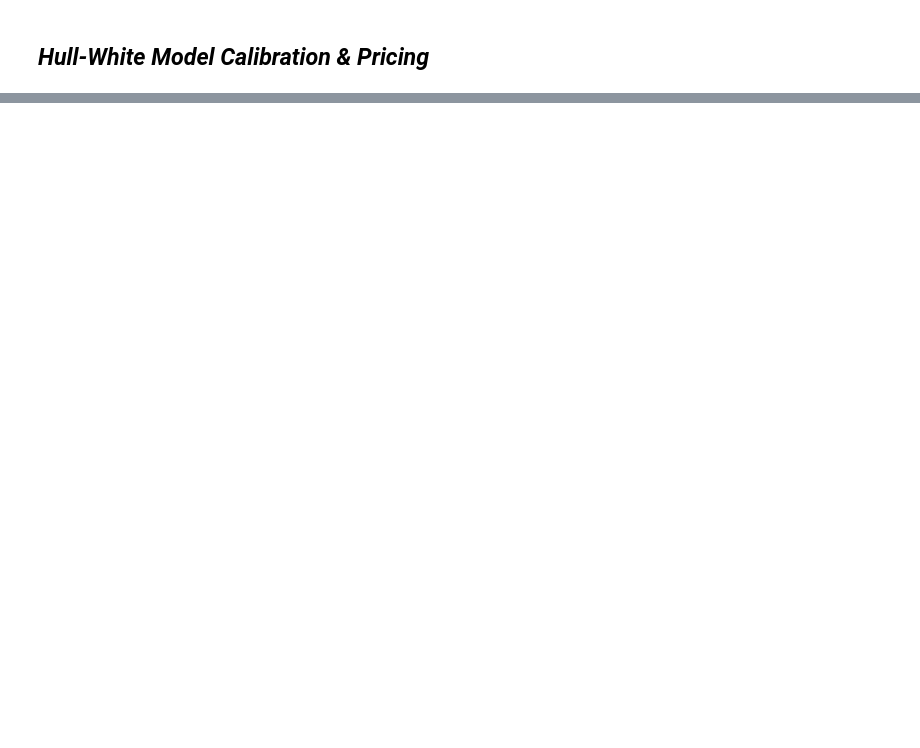
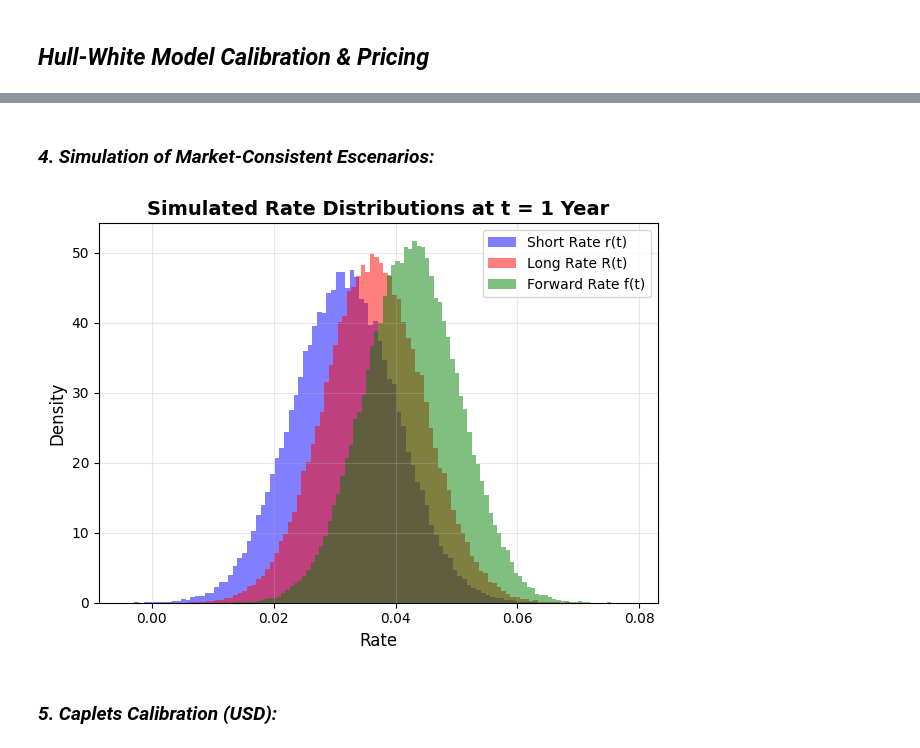
Before and after one commit to MarchesiQuant/Hull-White-Pricer, a Jupyter notebook: example.ipynb, the cells around one changed output, grey strips where cells are left out. Drawn from its saved outputs; the diff is of its cells as text; code cells hidden in the pictures; blank space fills up the shorter version.

```diff
--- a/example.ipynb
+++ b/example.ipynb
@@ -408,0 +176,24 @@ Error :-4.1417%
+# %% [markdown]
+### ***4. Simulation of Market-Consistent Escenarios:***
+# %%
+# Simulations
+pricer.set_simulation(n_paths = 10**5)
+r_t = pricer.curve_sim.short_rate(t = 1)
+R_t = pricer.curve_sim.long_rate(t = 1, T = 10)
+f_t = pricer.curve_sim.inst_forward_rate(t = 1, T = 10)
+
+# Plot in the same figure
+plt.hist(r_t, bins=100, density=True, alpha=0.5, color='b', label='Short Rate r(t)')
+plt.hist(R_t, bins=100, density=True, alpha=0.5, color='r', label='Long Rate R(t)')
+plt.hist(f_t, bins=100, density=True, alpha=0.5, color='g', label='Forward Rate f(t)')
+plt.title('Simulated Rate Distributions at t = 1 Year', fontsize=14, fontweight='bold')
+plt.xlabel('Rate', fontsize=12)
+plt.ylabel('Density', fontsize=12)
+plt.legend(fontsize=10)
+plt.grid(alpha=0.3)
+plt.tight_layout()
+plt.show()
+# %% [output]
+[figure, added]
+# %% [markdown]
+### ***5. Caplets Calibration (USD):***
```
Also changed, not shown: parts of 45 cells of this notebook, 3 other files.
